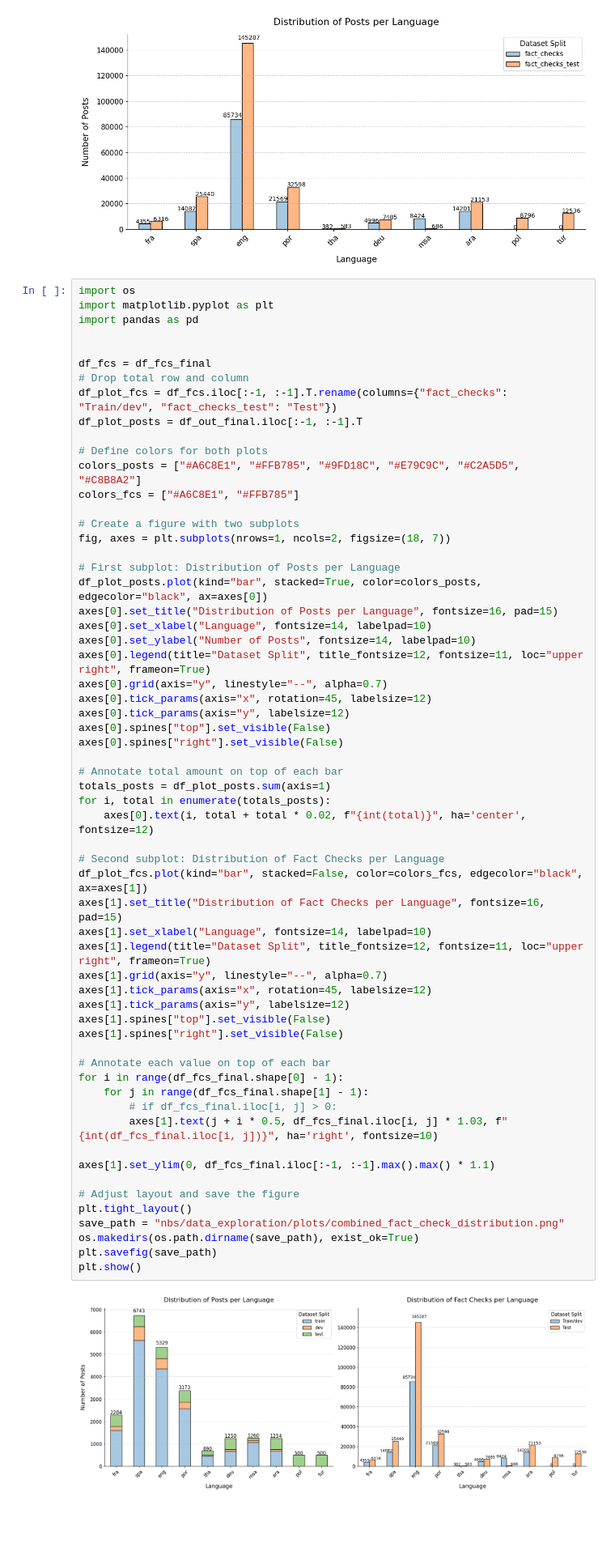
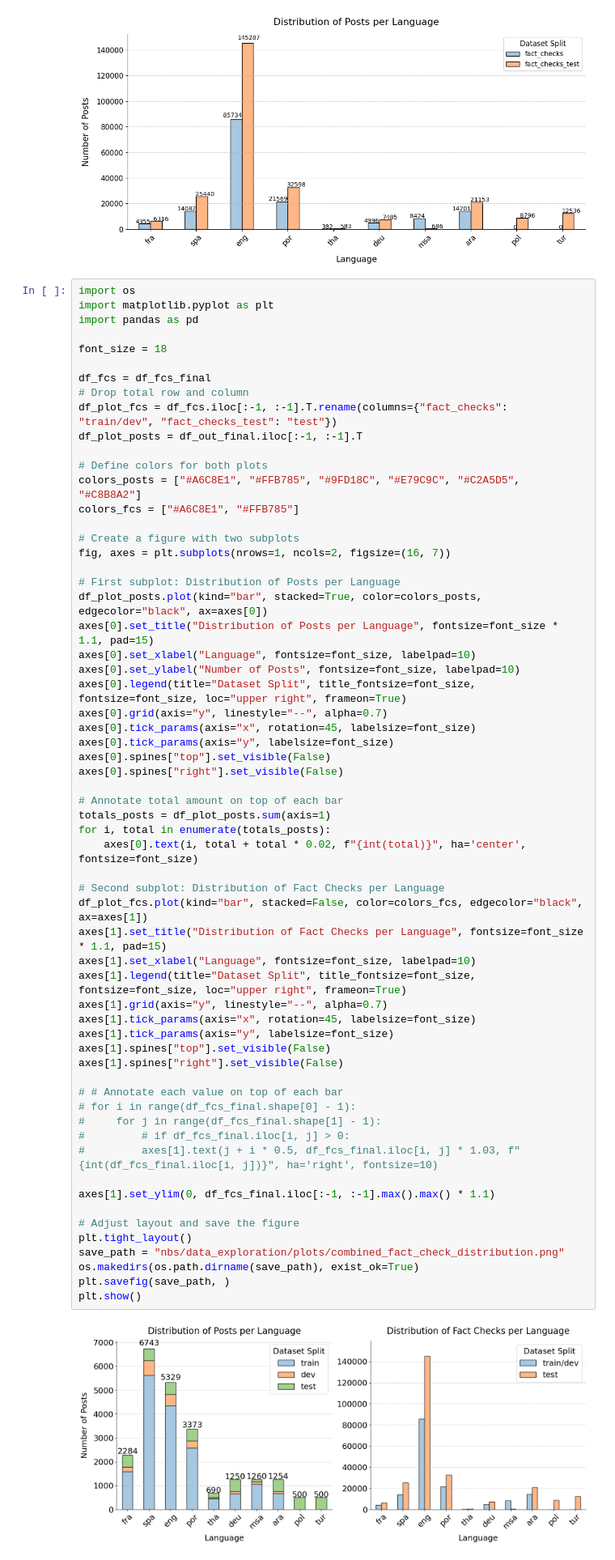
Before and after one commit to BecTome/semeval25-FactCheckedClaimRetrieval, a Jupyter notebook: nbs/data_exploration/Initial_Data_Analysis.ipynb, the cells around one changed output. Shown at 81% size. Drawn from its saved outputs; the diff is of its cells as text; blank space fills up the shorter version.

```diff
--- a/nbs/data_exploration/Initial_Data_Analysis.ipynb
+++ b/nbs/data_exploration/Initial_Data_Analysis.ipynb
@@ -333,63 +322,64 @@ import os
 import matplotlib.pyplot as plt
 import pandas as pd
 
+font_size = 18
 
 df_fcs = df_fcs_final
 # Drop total row and column
-df_plot_fcs = df_fcs.iloc[:-1, :-1].T.rename(columns={"fact_checks": "Train/dev", "fact_checks_test": "Test"})
+df_plot_fcs = df_fcs.iloc[:-1, :-1].T.rename(columns={"fact_checks": "train/dev", "fact_checks_test": "test"})
 df_plot_posts = df_out_final.iloc[:-1, :-1].T
 
 # Define colors for both plots
 colors_posts = ["#A6C8E1", "#FFB785", "#9FD18C", "#E79C9C", "#C2A5D5", "#C8B8A2"]
 colors_fcs = ["#A6C8E1", "#FFB785"]
 
 # Create a figure with two subplots
-fig, axes = plt.subplots(nrows=1, ncols=2, figsize=(18, 7))
+fig, axes = plt.subplots(nrows=1, ncols=2, figsize=(16, 7))
 
 # First subplot: Distribution of Posts per Language
 df_plot_posts.plot(kind="bar", stacked=True, color=colors_posts, edgecolor="black", ax=axes[0])
-axes[0].set_title("Distribution of Posts per Language", fontsize=16, pad=15)
-axes[0].set_xlabel("Language", fontsize=14, labelpad=10)
-axes[0].set_ylabel("Number of Posts", fontsize=14, labelpad=10)
-axes[0].legend(title="Dataset Split", title_fontsize=12, fontsize=11, loc="upper right", frameon=True)
+axes[0].set_title("Distribution of Posts per Language", fontsize=font_size * 1.1, pad=15)
+axes[0].set_xlabel("Language", fontsize=font_size, labelpad=10)
+axes[0].set_ylabel("Number of Posts", fontsize=font_size, labelpad=10)
+axes[0].legend(title="Dataset Split", title_fontsize=font_size, fontsize=font_size, loc="upper right", frameon=True)
 axes[0].grid(axis="y", linestyle="--", alpha=0.7)
-axes[0].tick_params(axis="x", rotation=45, labelsize=12)
-axes[0].tick_params(axis="y", labelsize=12)
+axes[0].tick_params(axis="x", rotation=45, labelsize=font_size)
+axes[0].tick_params(axis="y", labelsize=font_size)
 axes[0].spines["top"].set_visible(False)
 axes[0].spines["right"].set_visible(False)
 
 # Annotate total amount on top of each bar
 totals_posts = df_plot_posts.sum(axis=1)
 for i, total in enumerate(totals_posts):
-    axes[0].text(i, total + total * 0.02, f"{int(total)}", ha='center', fontsize=12)
+    axes[0].text(i, total + total * 0.02, f"{int(total)}", ha='center', fontsize=font_size)
 
 # Second subplot: Distribution of Fact Checks per Language
 df_plot_fcs.plot(kind="bar", stacked=False, color=colors_fcs, edgecolor="black", ax=axes[1])
-axes[1].set_title("Distribution of Fact Checks per Language", fontsize=16, pad=15)
-axes[1].set_xlabel("Language", fontsize=14, labelpad=10)
-axes[1].legend(title="Dataset Split", title_fontsize=12, fontsize=11, loc="upper right", frameon=True)
+axes[1].set_title("Distribution of Fact Checks per Language", fontsize=font_size * 1.1, pad=15)
+axes[1].set_xlabel("Language", fontsize=font_size, labelpad=10)
+axes[1].legend(title="Dataset Split", title_fontsize=font_size, fontsize=font_size, loc="upper right", frameon=True)
 axes[1].grid(axis="y", linestyle="--", alpha=0.7)
-axes[1].tick_params(axis="x", rotation=45, labelsize=12)
-axes[1].tick_params(axis="y", labelsize=12)
+axes[1].tick_params(axis="x", rotation=45, labelsize=font_size)
+axes[1].tick_params(axis="y", labelsize=font_size)
 axes[1].spines["top"].set_visible(False)
 axes[1].spines["right"].set_visible(False)
 
-# Annotate each value on top of each bar
-for i in range(df_fcs_final.shape[0] - 1):
-    for j in range(df_fcs_final.shape[1] - 1):
-        # if df_fcs_final.iloc[i, j] > 0:
-        axes[1].text(j + i * 0.5, df_fcs_final.iloc[i, j] * 1.03, f"{int(df_fcs_final.iloc[i, j])}", ha='right', fontsize=10)
+# # Annotate each value on top of each bar
+# for i in range(df_fcs_final.shape[0] - 1):
+#     for j in range(df_fcs_final.shape[1] - 1):
+#         # if df_fcs_final.iloc[i, j] > 0:
+#         axes[1].text(j + i * 0.5, df_fcs_final.iloc[i, j] * 1.03, f"{int(df_fcs_final.iloc[i, j])}", ha='right', fontsize=10)
 
 axes[1].set_ylim(0, df_fcs_final.iloc[:-1, :-1].max().max() * 1.1)
 
 # Adjust layout and save the figure
 plt.tight_layout()
 save_path = "nbs/data_exploration/plots/combined_fact_check_distribution.png"
 os.makedirs(os.path.dirname(save_path), exist_ok=True)
-plt.savefig(save_path)
+plt.savefig(save_path, )
 plt.show()
 # %% [output]
-[figure, old version]
+[figure, new version]
 # %%
 import collections
 
```
Also changed, not shown: parts of 5 cells of this notebook, 2 other files.
